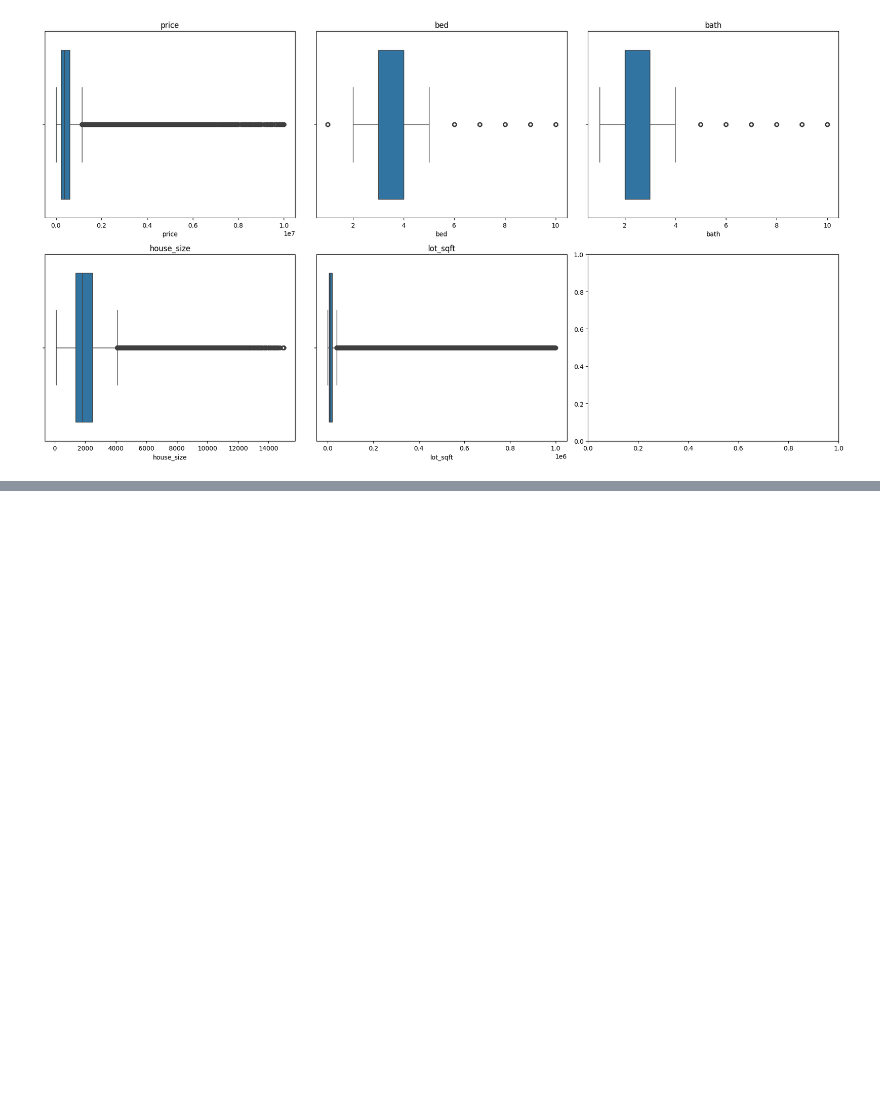
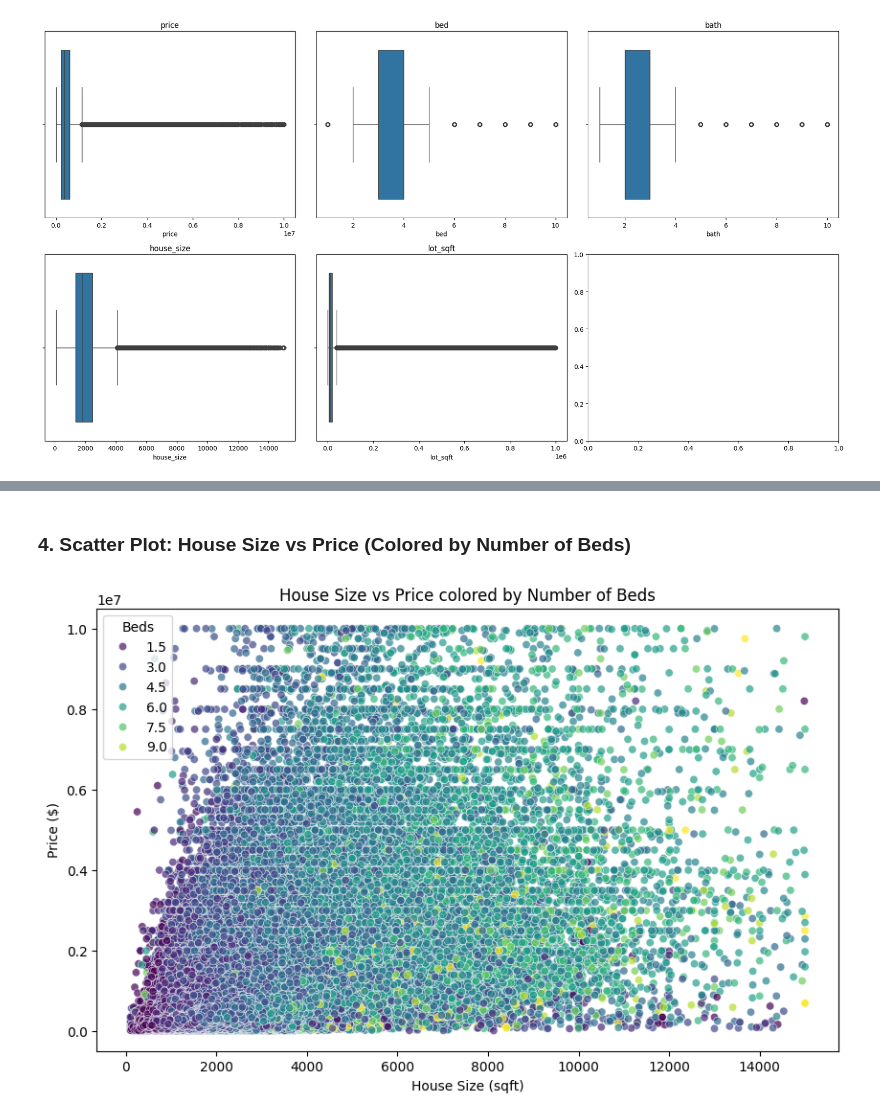
Before and after one commit to birukzlab/real-estate-search-ranking, a Jupyter notebook: notebooks/trial.ipynb, the cells around one changed output, grey strips where cells are left out. Cells and saved outputs as stored; diff of their text form; code cells hidden in the pictures; blank space fills up the shorter version.

```diff
--- a/notebooks/trial.ipynb
+++ b/notebooks/trial.ipynb
@@ -460,0 +640,12 @@ plt.show()
+# %% [markdown]
+### 4. Scatter Plot: House Size vs Price (Colored by Number of Beds)
+# %%
+plt.figure(figsize=(10,6))
+sns.scatterplot(x='house_size', y='price', hue='bed', data=data_for_exploring, palette='viridis', alpha=0.7)
+plt.title('House Size vs Price colored by Number of Beds')
+plt.xlabel('House Size (sqft)')
+plt.ylabel('Price ($)')
+plt.legend(title='Beds', loc='upper left')
+plt.show()
+# %% [output]
+[figure, added]
```
Also changed, not shown: parts of 59 cells of this notebook, 4 other files.
